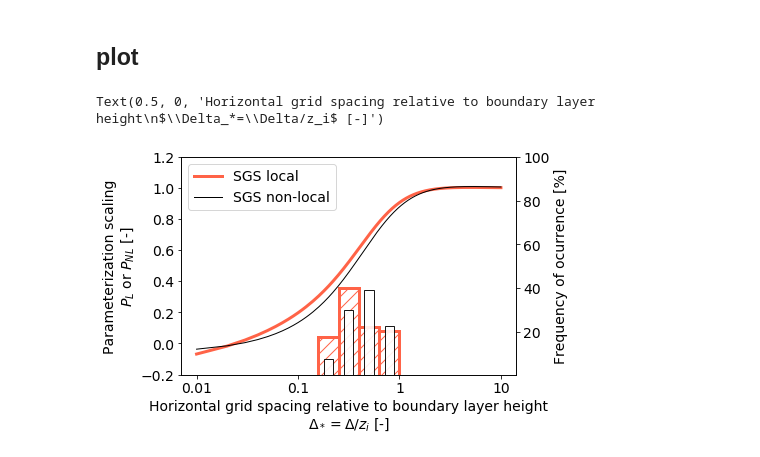
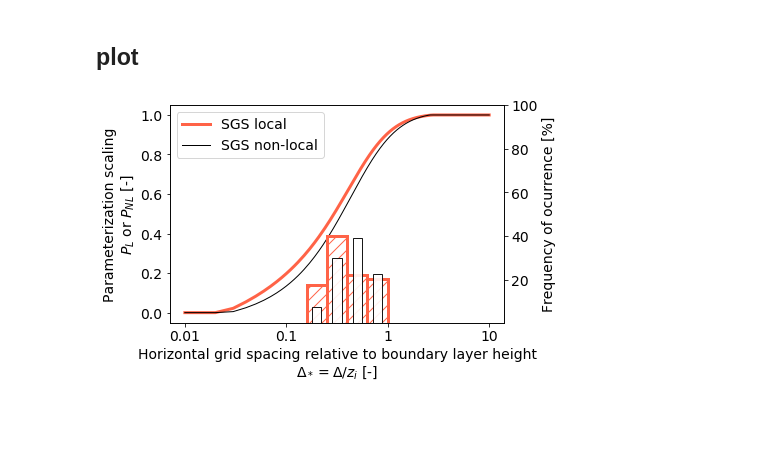
Before and after one commit to dorn1984/xpia, a Jupyter notebook: P_L.ipynb, the cells around one changed output. Saved outputs shown, nothing was run; the diff lists cells and outputs as text; code cells hidden in the pictures; blank space fills up the shorter version.

```diff
--- a/P_L.ipynb
+++ b/P_L.ipynb
@@ -9,8 +9,8 @@ days = [20,21,28,29,30]
 # %% [markdown]
 ## i/o
 # %%
-    fname  = "/Volumes/Baby-Orange/XPIA-NCAR/processed/UST_SPATIAL_AVG_15km_by_15km_D02_March{0}.csv".format(day)
-    df_ust = pd.read_csv(fname, index_col=[0], parse_dates=True)
+# fname  = "/Volumes/Baby-Orange/XPIA-NCAR/processed/UST_SPATIAL_AVG_15km_by_15km_D02_March{0}.csv".format(day)
+# df_ust = pd.read_csv(fname, index_col=[0], parse_dates=True)
 # %%
 for iday,day in enumerate(days):
 
@@ -90,3 +86,22 @@ non_local  = p_nl(delta_star,C_cs=1.0)
+# %%
+delta_star = np.arange(0.0,10.01,0.01)
+
+local            = p_l(delta_star)
+C_cs, non_local  = p_nl(delta_star,C_cs=1.0)
+
+# force negative values to zero, as in the paper
+idx        = np.where(local<0)
+local[idx] = 0.0
+
+idx        = np.where(non_local<0)
+non_local[idx] = 0.0
+
+# force values >1 to 1, as in the paper
+idx        = np.where(local>1)
+local[idx] = 1.0
+
+idx        = np.where(non_local>1)
+non_local[idx] = 1.0
 # %% [markdown]
 ## actual values
 # %%
@@ -131,23 +146,22 @@ bin_centers_stars       = (bins_stars[1:]+bins_stars[0:-1])/2
 # %%
 fig = plt.figure()
 ax  = fig.add_subplot(111)
 ax.plot(np.log10(delta_star),local,'-',color='tomato',lw=3,label='SGS local')
 ax.plot(np.log10(delta_star),non_local,'-k',label='SGS non-local',lw=1,zorder=10)
-ax.set_ylim([-0.2,1.2])
+ax.set_ylim([-0.05,1.05])
 ax.set_ylabel("Parameterization scaling\n$P_L$ or $P_{NL}$ [-]")
 plt.legend()
 
 ax2 = ax.twinx()
-ax2.bar(bin_centers,perc_vals_nl,width=0.2,edgecolor='tomato',ls='-',color='white',lw=3,alpha=1,hatch='//')
+ax2.bar(bin_centers_nl,perc_vals_nl,width=0.2,edgecolor='tomato',ls='-',color='white',lw=3,alpha=1,hatch='//')
 ax2.bar(bin_centers,perc_vals,width=0.09,edgecolor='k',color='w',lw=1,alpha=0.9)
 ax2.set_ylim([0.5,100])
 ax2.set_ylabel("Frequency of ocurrence [%]")
 
 ax.set_xticks([-2,-1,0,1])
 ax.set_xticklabels([str(a) for a in [0.01,0.1,1,10]])
 ax.set_xlabel("Horizontal grid spacing relative to boundary layer height\n$\Delta_*=\Delta/z_i$ [-]")
 
-# fig.savefig("../figs/PL_PNL.png",dpi=250,bbox_inches="tight")
+fig.savefig("../figs/PL_PNL.png",dpi=250,bbox_inches="tight")
 # %% [output]
-Text(0.5, 0, 'Horizontal grid spacing relative to boundary layer height\n$\\Delta_*=\\Delta/z_i$ [-]')
-[figure, old version]
+[figure, new version]
```
Also changed, not shown: parts of 1 cell of this notebook.
